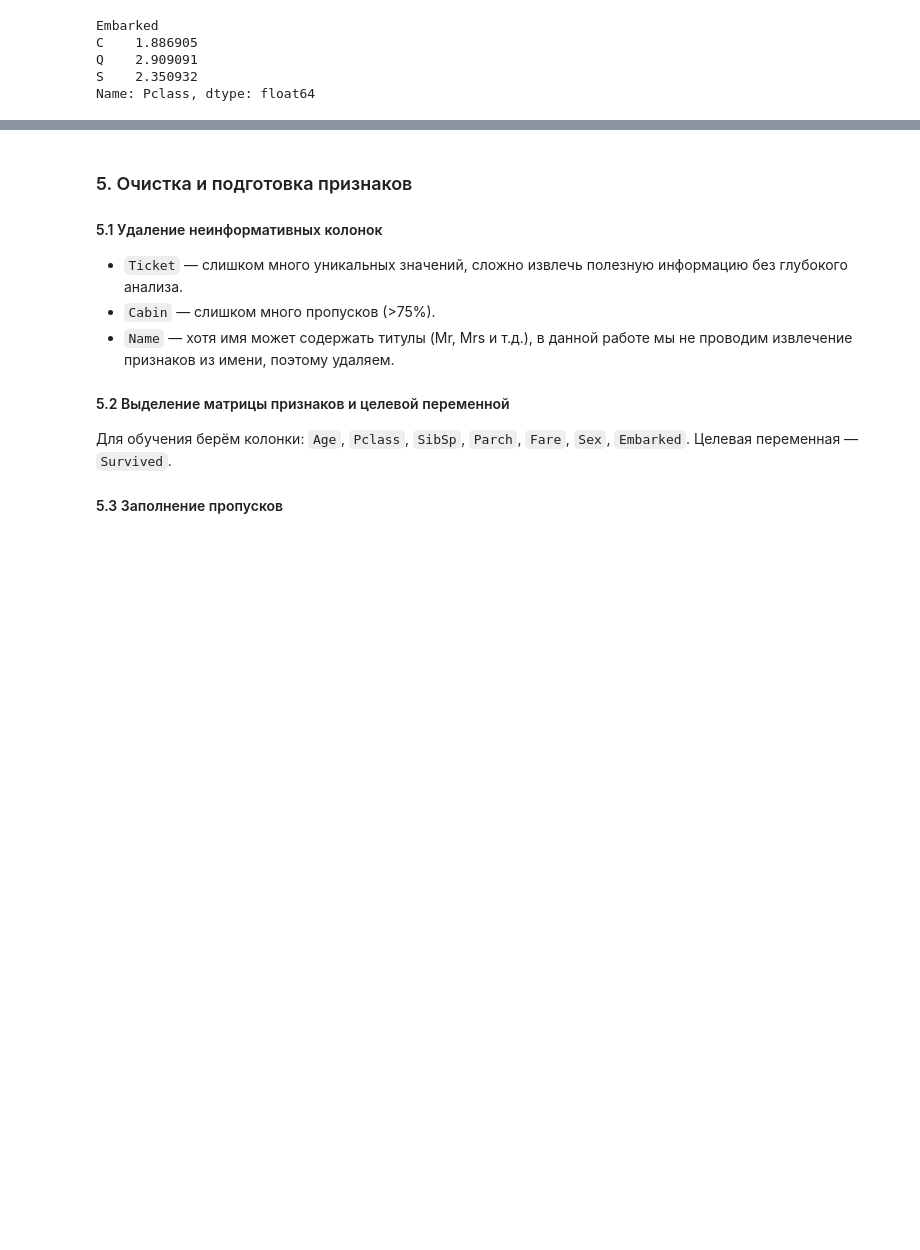
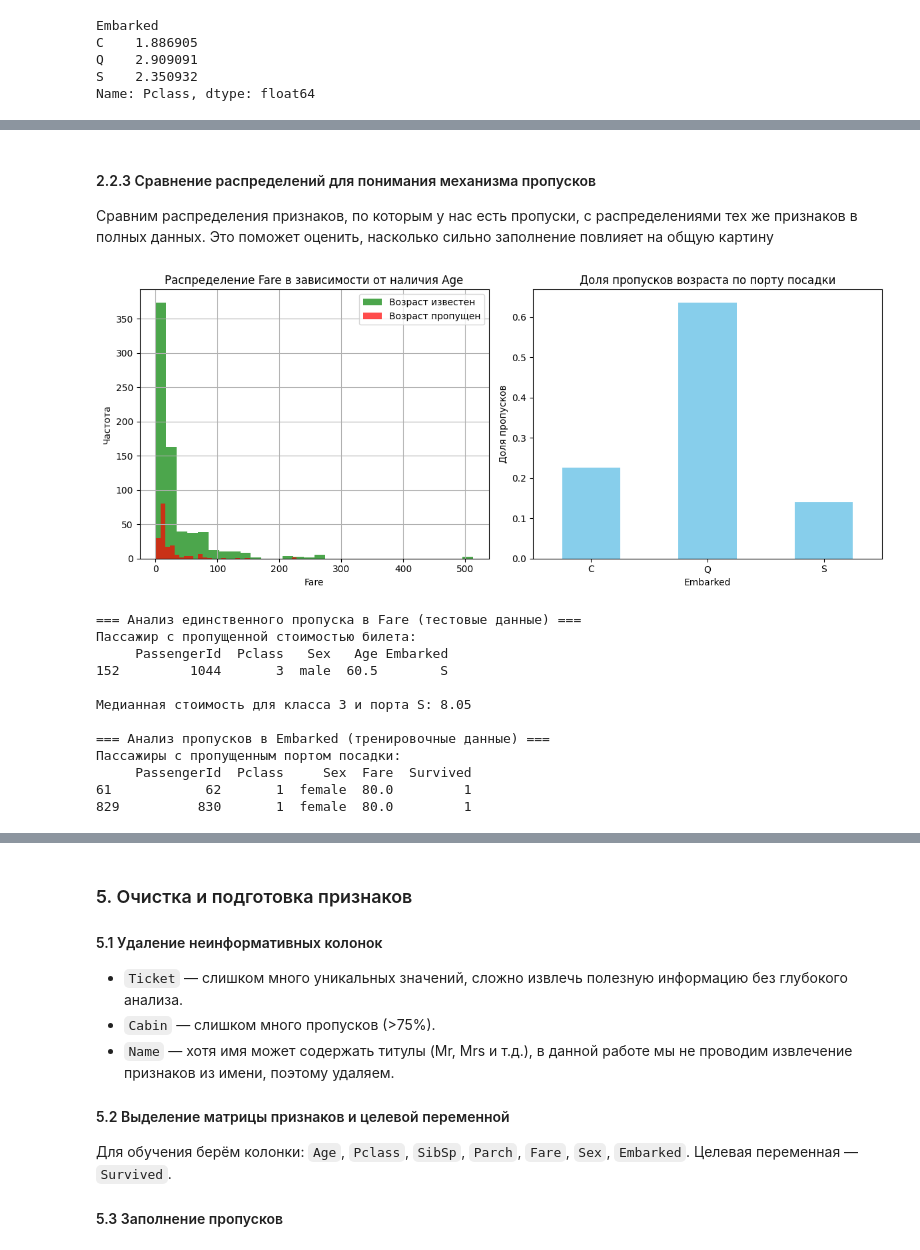
Before and after one commit to sav-git/titanic_survival, a Jupyter notebook: Titanic Predication.ipynb, the cells around one changed output, grey strips where cells are left out. Saved outputs shown, nothing was run; the diff lists cells and outputs as text; code cells hidden in the pictures; blank space fills up the shorter version.

```diff
--- a/Titanic Predication.ipynb
+++ b/Titanic Predication.ipynb
@@ -419,0 +516,66 @@ Name: Pclass, dtype: float64
+# %% [markdown]
+#### 2.2.3 Сравнение распределений для понимания механизма пропусков
+
+Сравним распределения признаков, по которым у нас есть пропуски, с распределениями тех же признаков в полных данных. Это поможет оценить, насколько сильно заполнение повлияет на общую картину
+# %%
+# Создадим копию данных для анализа
+train_analysis = train.copy()
+
+# Добавим индикатор пропуска возраста (еще раз, если удалили)
+train_analysis['Age_missing'] = train_analysis['Age'].isnull()
+
+# Сравним стоимость билета для пассажиров с известным и неизвестным возрастом
+plt.figure(figsize=(12, 5))
+
+plt.subplot(1, 2, 1)
+train_analysis[~train_analysis['Age_missing']]['Fare'].hist(bins=30, alpha=0.7, label='Возраст известен', color='green')
+train_analysis[train_analysis['Age_missing']]['Fare'].hist(bins=30, alpha=0.7, label='Возраст пропущен', color='red')
+plt.xlabel('Fare')
+plt.ylabel('Частота')
+plt.title('Распределение Fare в зависимости от наличия Age')
+plt.legend()
+
+# Анализ порта посадки для пассажиров с пропущенным возрастом
+plt.subplot(1, 2, 2)
+embarked_age_missing = train_analysis.groupby('Embarked')['Age_missing'].mean()
+embarked_age_missing.plot(kind='bar', color='skyblue')
+plt.title('Доля пропусков возраста по порту посадки')
+plt.xlabel('Embarked')
+plt.ylabel('Доля пропусков')
+plt.xticks(rotation=0)
+
+plt.tight_layout()
+plt.show()
+
+# Анализ пропусков в Fare (тестовые данные)
+print("\n=== Анализ единственного пропуска в Fare (тестовые данные) ===")
+fare_missing = test[test['Fare'].isnull()]
+if not fare_missing.empty:
+    print("Пассажир с пропущенной стоимостью билета:")
+    print(fare_missing[['PassengerId', 'Pclass', 'Sex', 'Age', 'Embarked']])
+
+    # Посмотрим медианную стоимость для похожих пассажиров
+    similar_passengers = test[(test['Pclass'] == fare_missing['Pclass'].iloc[0]) &
+                              (test['Embarked'] == fare_missing['Embarked'].iloc[0])]
+    print(f"\nМедианная стоимость для класса {fare_missing['Pclass'].iloc[0]} и порта {fare_missing['Embarked'].iloc[0]}: {similar_passengers['Fare'].median():.2f}")
+
+# Анализ пропусков в Embarked (тренировочные данные)
+print("\n=== Анализ пропусков в Embarked (тренировочные данные) ===")
+embarked_missing = train[train['Embarked'].isnull()]
+if not embarked_missing.empty:
+    print("Пассажиры с пропущенным портом посадки:")
+    print(embarked_missing[['PassengerId', 'Pclass', 'Sex', 'Fare', 'Survived']])
+# %% [output]
+[figure, added]
+=== Анализ единственного пропуска в Fare (тестовые данные) ===
+Пассажир с пропущенной стоимостью билета:
+     PassengerId  Pclass   Sex   Age Embarked
+152         1044       3  male  60.5        S
+
+Медианная стоимость для класса 3 и порта S: 8.05
+
+=== Анализ пропусков в Embarked (тренировочные данные) ===
+Пассажиры с пропущенным портом посадки:
+     PassengerId  Pclass     Sex  Fare  Survived
+61            62       1  female  80.0         1
+829          830       1  female  80.0         1
```
Also changed, not shown: parts of 11 cells of this notebook.
